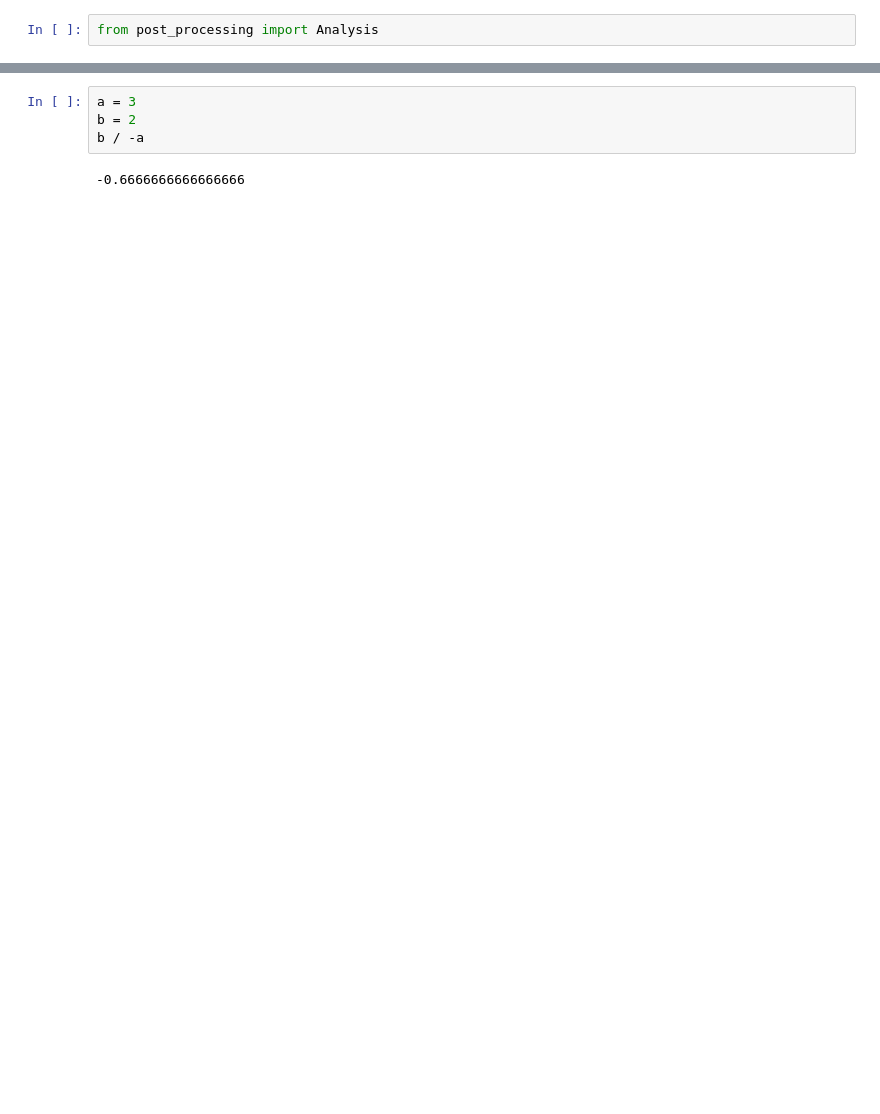
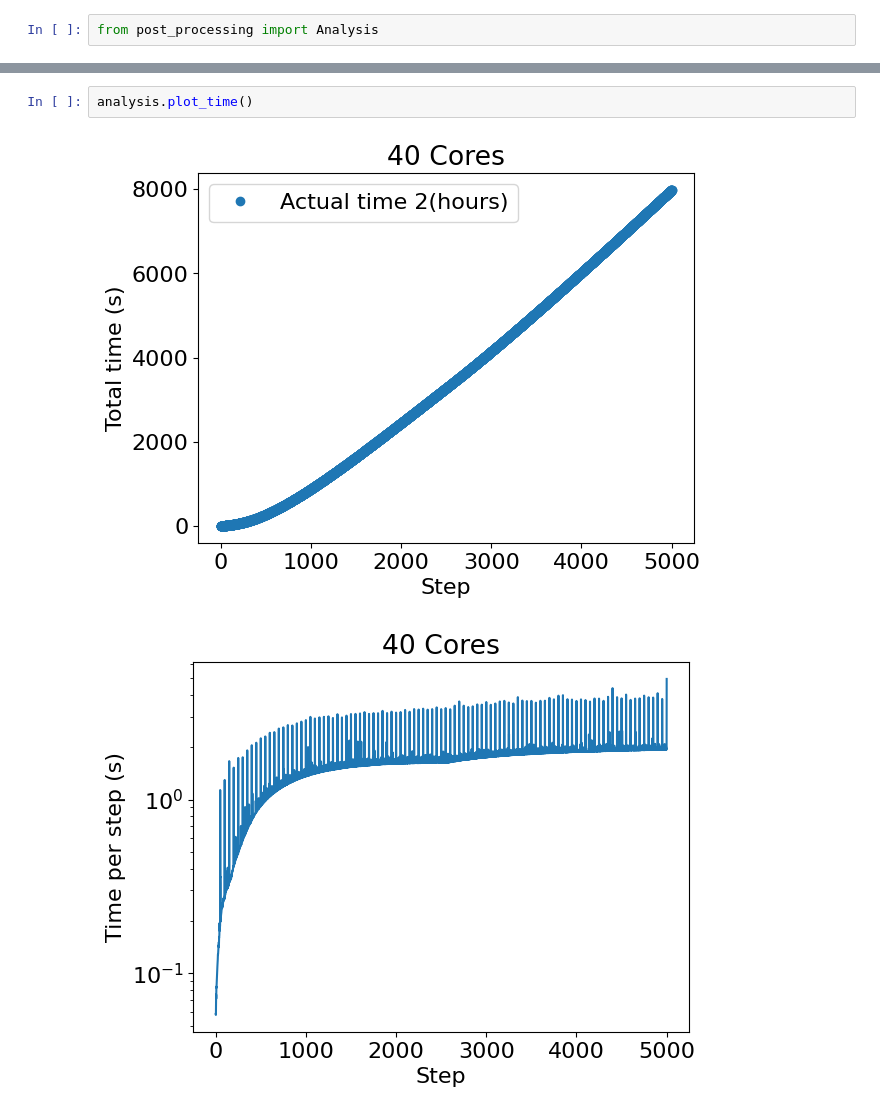
Before and after one commit to HuntFeng/magnetic-nozzle-warpx, a Jupyter notebook: analysis.ipynb, the cells around one changed output, grey strips where cells are left out. Saved outputs shown, nothing was run; the diff lists cells and outputs as text; blank space fills up the shorter version.

```diff
--- a/analysis.ipynb
+++ b/analysis.ipynb
@@ -27,6 +15,5 @@ Processing diags202312141955/output.log ......done!
-# %%
-a = 3
-b = 2
-b / -a
-# %% [output]
--0.6666666666666666
+# %%
+analysis.plot_time()
+# %% [output]
+[figure, added]
+[figure, added]
```
Also changed, not shown: parts of 3 cells of this notebook, 9 other files.
